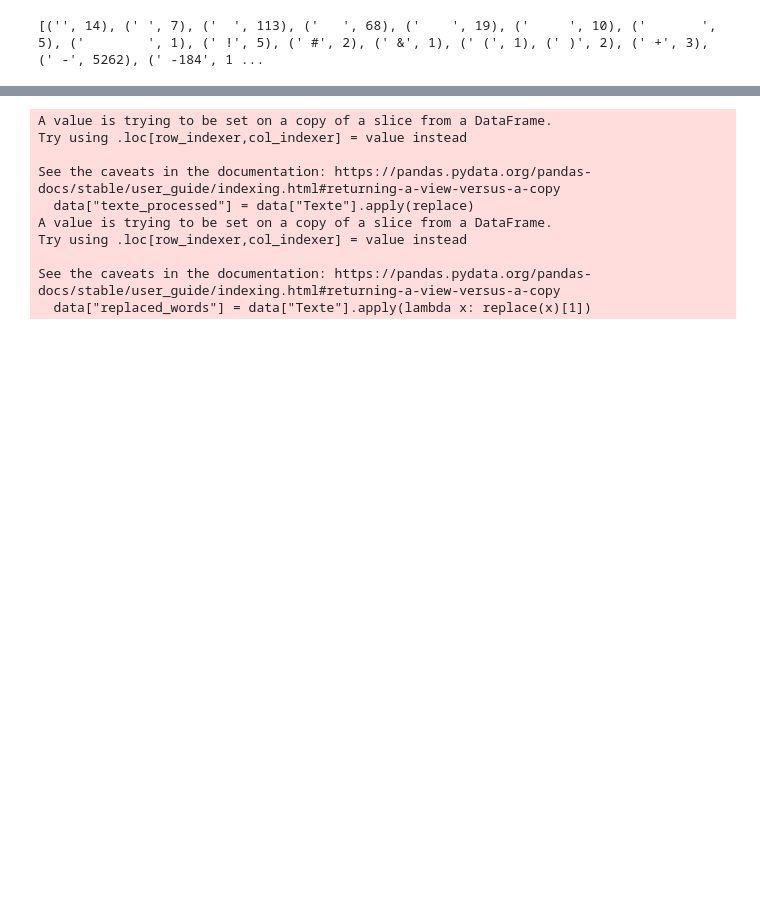
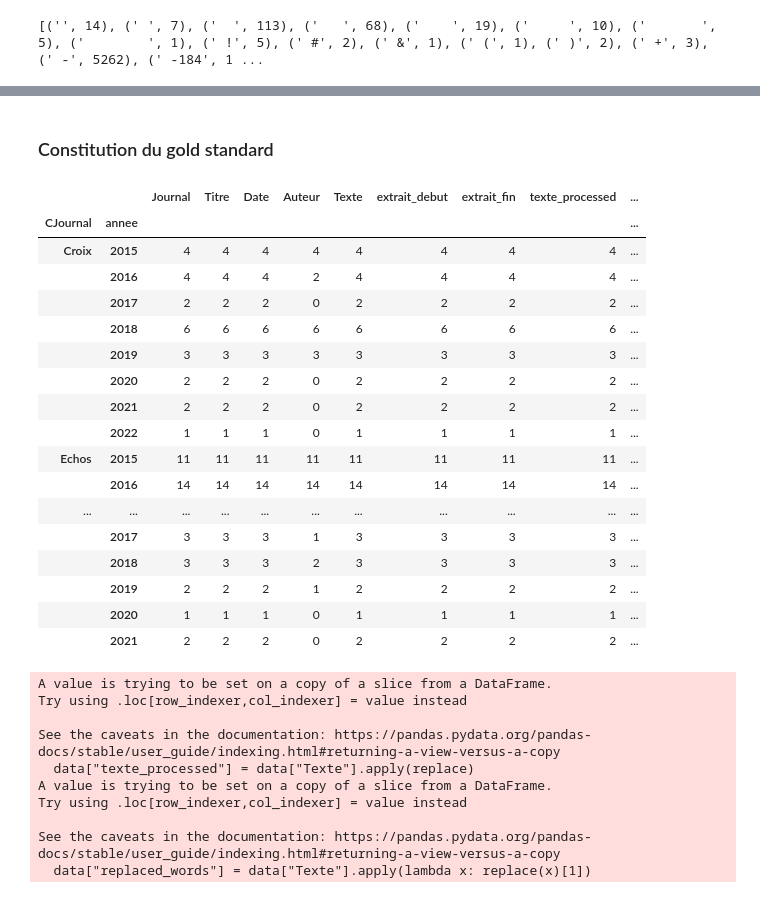
Before and after one commit to cmllbll/Projet_DSSS_2023, a Jupyter notebook: Humanitaire-securitaire.ipynb, the cells around one changed output, grey strips where cells are left out. Cells and saved outputs as stored; diff of their text form; code cells hidden in the pictures; blank space fills up the shorter version.

Commit message:
gold standard de 295 articles

```diff
--- a/Humanitaire-securitaire.ipynb
+++ b/Humanitaire-securitaire.ipynb
@@ -232,0 +7,5 @@ df.head()
+# %%
+df = pd.read_csv(r'data_cleaned/initial_corpus.csv')
+
+print(df.shape)
+df.head()
@@ -733,3 +436,64 @@ Mots remplacés: ['états-un', 'franc']
+# %% [markdown]
+### Constitution du gold standard
+# %%
+final = pd.read_csv(r'data_cleaned/corpus_cleaned_PAMPLEMOUSSE.csv',sep=";")
+final["annee"] = final.Date.apply(lambda date: date[:4])
+# %%
+df = final.copy()
+
+# Calculer la distribution de chaque journal par année
+distribution = df.groupby(['CJournal', 'annee']).size().reset_index(name='count')
+
+# Calculer le nombre total d'articles par journal et année
+total_articles = distribution['count'].sum()
+
+# Déterminer combien d'articles doivent être sélectionnés de chaque journal chaque année
+distribution['target_count'] = (distribution['count'] / total_articles * 300).round().astype(int)
+
+# Initialiser une liste pour stocker les articles sélectionnés
+gold_standard = []
+
+# Sélectionner les articles
+for index, row in distribution.iterrows():
+    journal = row['CJournal']
+    year = row['annee']
+    target_count = row['target_count']
+
+    # Filtrer les articles du journal et de l'année spécifiques
+    filtered_df = df[(df['CJournal'] == journal) & (df['annee'] == year)]
+
+    # Sélectionner aléatoirement les articles requis
+    selected_articles = filtered_df.sample(n=target_count, random_state=42)
+
+    # Ajouter les articles sélectionnés à la liste gold_standard
+    gold_standard.append(selected_articles)
+
+# Combiner les articles sélectionnés dans un nouveau DataFrame
+gold_standard_df = pd.concat(gold_standard)
+
+# Enregistrer le Gold Standard dans un nouveau fichier CSV si nécessaire
+gold_standard_df.to_csv('data_cleaned/gold_standard.csv', index=False)
+# %%
+gold_standard_df.groupby(['CJournal', 'annee']).count()
+# %% [output]
+|  |  | Journal | Titre | Date | Auteur | Texte | extrait_debut | extrait_fin | texte_processed | ... |
+| CJournal | annee |  |  |  |  |  |  |  |  | ... |
+| Croix | 2015 | 4 | 4 | 4 | 4 | 4 | 4 | 4 | 4 | ... |
+|  | 2016 | 4 | 4 | 4 | 2 | 4 | 4 | 4 | 4 | ... |
+|  | 2017 | 2 | 2 | 2 | 0 | 2 | 2 | 2 | 2 | ... |
+|  | 2018 | 6 | 6 | 6 | 6 | 6 | 6 | 6 | 6 | ... |
+|  | 2019 | 3 | 3 | 3 | 3 | 3 | 3 | 3 | 3 | ... |
+|  | 2020 | 2 | 2 | 2 | 0 | 2 | 2 | 2 | 2 | ... |
+|  | 2021 | 2 | 2 | 2 | 0 | 2 | 2 | 2 | 2 | ... |
+|  | 2022 | 1 | 1 | 1 | 0 | 1 | 1 | 1 | 1 | ... |
+| Echos | 2015 | 11 | 11 | 11 | 11 | 11 | 11 | 11 | 11 | ... |
+|  | 2016 | 14 | 14 | 14 | 14 | 14 | 14 | 14 | 14 | ... |
+| ... | ... | ... | ... | ... | ... | ... | ... | ... | ... | ... |
+|  | 2017 | 3 | 3 | 3 | 1 | 3 | 3 | 3 | 3 | ... |
+|  | 2018 | 3 | 3 | 3 | 2 | 3 | 3 | 3 | 3 | ... |
+|  | 2019 | 2 | 2 | 2 | 1 | 2 | 2 | 2 | 2 | ... |
+|  | 2020 | 1 | 1 | 1 | 0 | 1 | 1 | 1 | 1 | ... |
+|  | 2021 | 2 | 2 | 2 | 0 | 2 | 2 | 2 | 2 | ... |
 # %%
 def replace(x):
     return replace_nationality_entities(x, df_pays.to_dict('records'))
```
Also changed, not shown: parts of 10 cells of this notebook, 2 other files.
